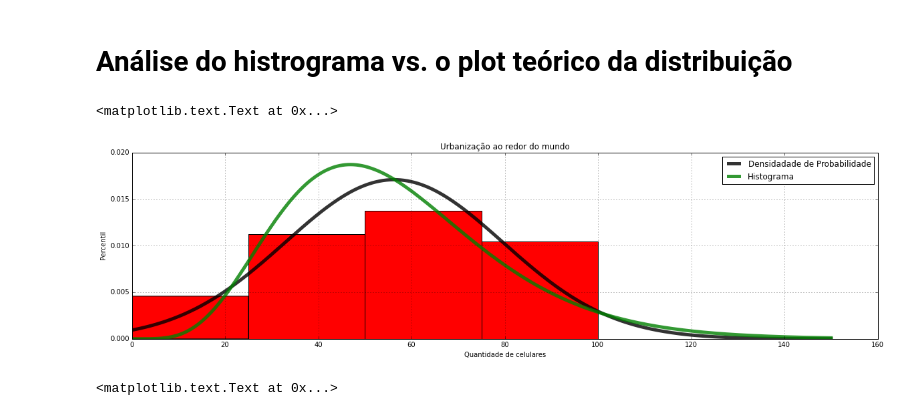
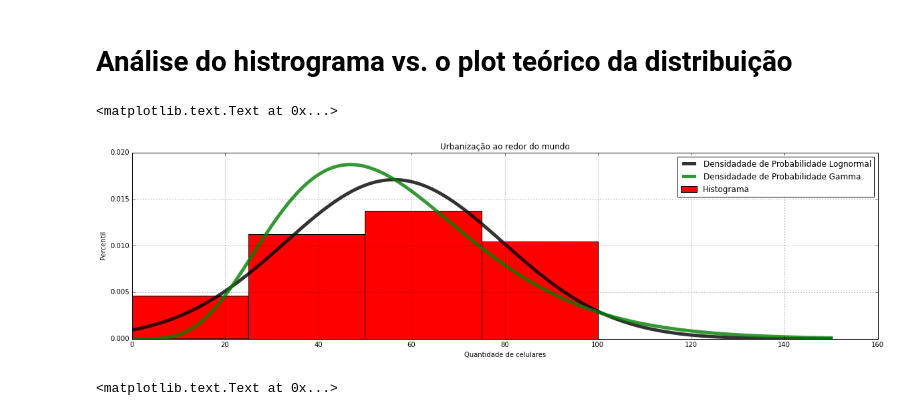
Before and after one commit to LucasMatBorges/Project2_DataScience, a Jupyter notebook: Projeto 2.ipynb, the cells around one changed output. Cells and saved outputs as stored; diff of their text form; code cells hidden in the pictures.

```diff
--- a/Projeto 2.ipynb
+++ b/Projeto 2.ipynb
@@ -61,30 +61,30 @@ Analisando os dois histogramas gerados pode concluir-se que ambas se aproximam d
 # %%
 stddev = U1.std() # Desvio Padrão
 mean = U1.mean() # Média
 k_U1 = 6
 theta_U1 = U1.mean()/k_U1
 
 fra = [] # frequencia relativa acumulada
 for i in range(len(U1)):
   fra.append(((i+1) - 0.5) / len(U1))
 
 x=np.linspace(0,150,1001) # Valor inicial, Valor Final, Número de elementos
 
 fig,ax = plt.subplots(figsize=(20,5)) # Aumenta o tamanho do gráfico (lembrar de colocar ax no DataFrame-Somente nele)
 
 gamma = stats.gamma.pdf(x, scale=theta_U1, loc=0, a=k_U1)
 
 pd.DataFrame.plot(kind='hist',data=U1,color='red', bins=(range(0,150,25)),normed=True,grid=2,legend=True,title="Urbanização ao redor do mundo", ax=ax) # Plotagem do histograma
 plt.plot(x, stats.norm.pdf(x,loc=mean,scale=stddev),'black',alpha=0.8,lw=5) # Plota a densidade de probabilidade de distribuição
 plt.plot(x, gamma, '-', color='green', label="Gamma",alpha=0.8, lw=5) # Plota a gamma teórica
-years = ["Densidadade de Probabilidade", 'Histograma'] # Lista com as legendas
+years = ["Densidadade de Probabilidade Lognormal",'Densidadade de Probabilidade Gamma', 'Histograma'] # Lista com as legendas
 plt.legend(years,loc='best') # loc='best' ajeita de melhor maneira a caixa de legendas
 plt.ylabel('Percentil') # Legenda no eixo Y
 plt.xlabel('Quantidade de celulares') # Legenda no eixo X
 #plt.plot(range(0,len(U1)), fra, '-', color='black', label="F.R.A dos dados")
 # %% [output]
 <matplotlib.text.Text at 0x...>
-[figure, old version]
+[figure, new version]
 # %%
 stddev = Celular['2010'].std() # Desvio Padrão
 mean = Celular['2010'].mean() # Média
```
Also changed, not shown: parts of 21 cells of this notebook.
